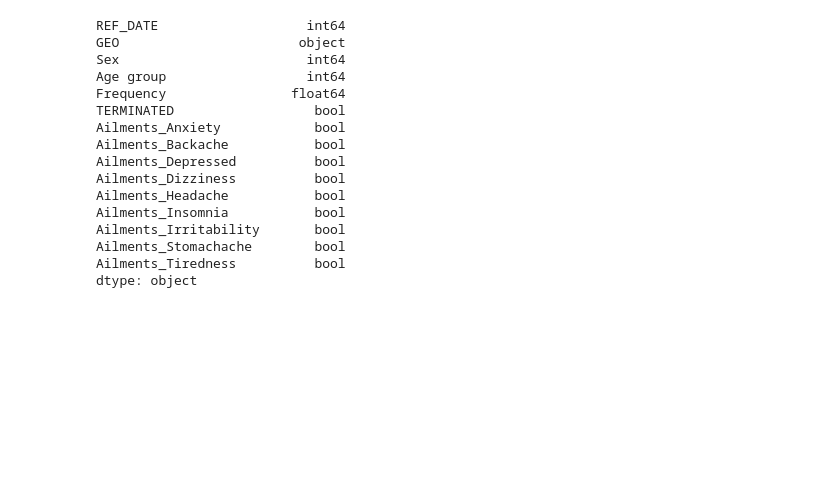
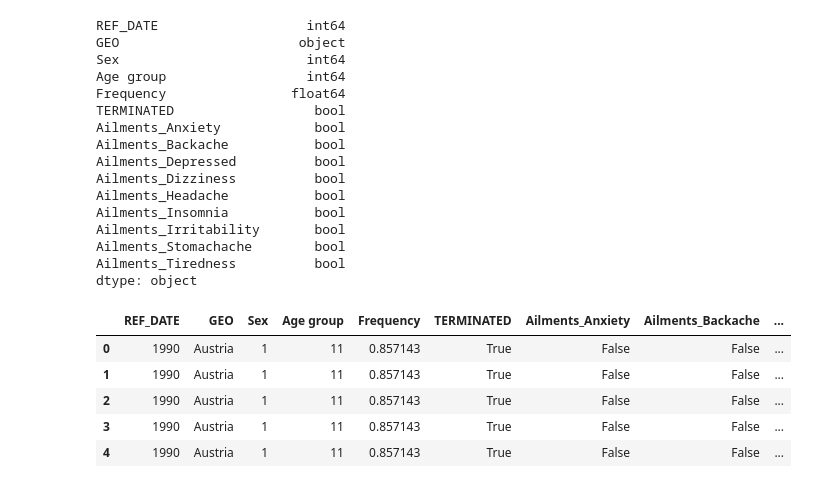
Before and after one commit to taemmini/2023_Fall_HUFS_ML_Project_7, a Jupyter notebook: Ailments/Aliments_Preprocessing.ipynb, the cells around one changed output. Drawn from its saved outputs; the diff is of its cells as text; code cells hidden in the pictures; blank space fills up the shorter version.

```diff
--- a/Ailments/Aliments_Preprocessing.ipynb
+++ b/Ailments/Aliments_Preprocessing.ipynb
@@ -216,3 +216,12 @@ Ailments_Tiredness          bool
 dtype: object
 # %%
 expanded_df.to_csv('/Users/taemmini/Projects/Depression Analysis/Ailments/Dataset_Ailments/preprocessed_data.csv', index=False)
+# %%
+expanded_df.head()
+# %% [output]
+|  | REF_DATE | GEO | Sex | Age group | Frequency | TERMINATED | Ailments_Anxiety | Ailments_Backache | ... |
+| 0 | 1990 | Austria | 1 | 11 | 0.857143 | True | False | False | ... |
+| 1 | 1990 | Austria | 1 | 11 | 0.857143 | True | False | False | ... |
+| 2 | 1990 | Austria | 1 | 11 | 0.857143 | True | False | False | ... |
+| 3 | 1990 | Austria | 1 | 11 | 0.857143 | True | False | False | ... |
+| 4 | 1990 | Austria | 1 | 11 | 0.857143 | True | False | False | ... |
```
Also changed, not shown: parts of 3 cells of this notebook, 1 other file.
